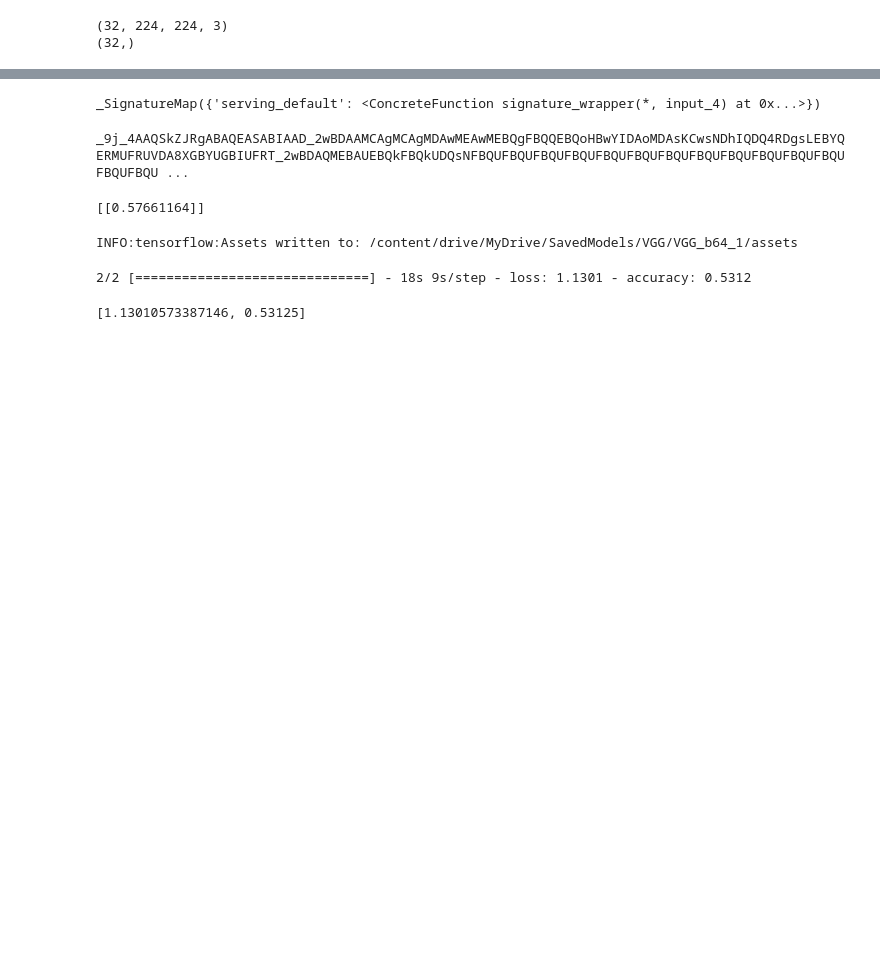
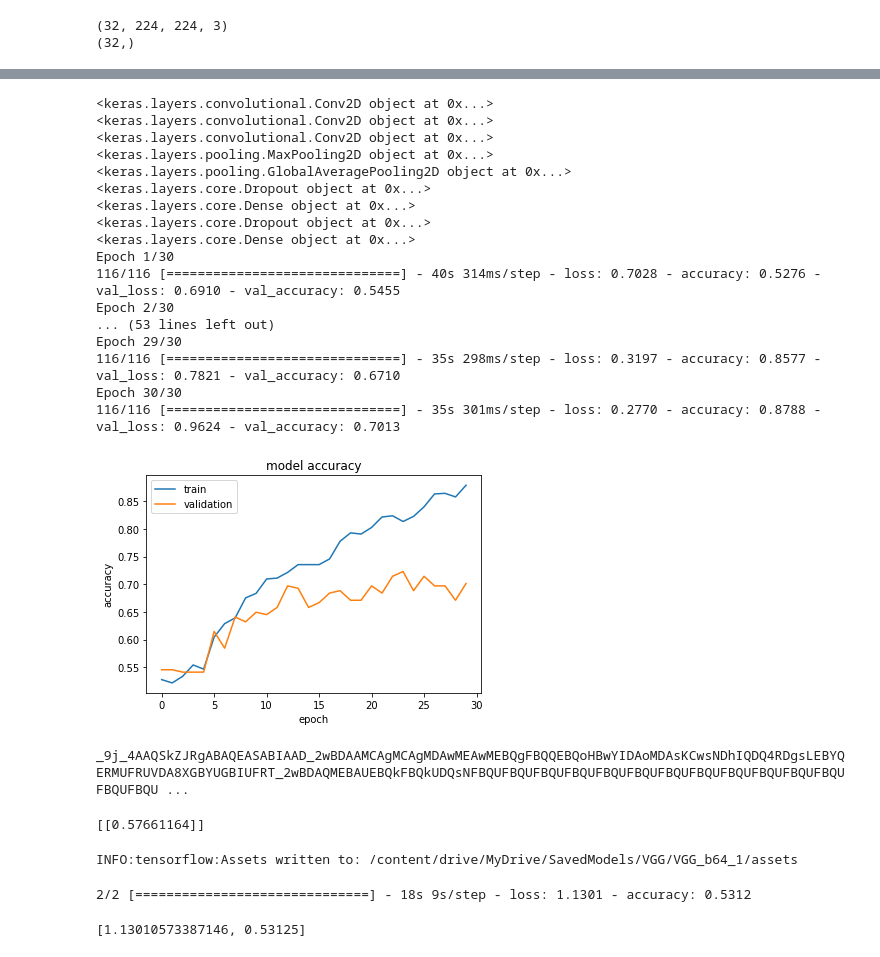
Before and after one commit to FIT3164Group1/Project, a Jupyter notebook: Model.ipynb, the cells around one changed output, grey strips where cells are left out. Drawn from its saved outputs; the diff is of its cells as text; code cells hidden in the pictures; blank space fills up the shorter version.

```diff
--- a/Model.ipynb
+++ b/Model.ipynb
@@ -2,0 +5,16 @@
+# %%
+import tensorflow as tf
+from cloud_tpu_client import Client
+# c = Client()
+# c.configure_tpu_version(tf.__version__, restart_type="always")
+
+
+try:
+    tpu = tf.distribute.cluster_resolver.TPUClusterResolver()  # TPU detection
+    print("Running on TPU ", tpu.cluster_spec().as_dict()["worker"])
+    tf.config.experimental_connect_to_cluster(tpu)
+    tf.tpu.experimental.initialize_tpu_system(tpu)
+    strategy = tf.distribute.TPUStrategy(tpu)
+except ValueError:
+    print("Not connected to a TPU runtime. Using CPU/GPU strategy")
+    strategy = tf.distribute.MirroredStrategy()
@@ -168,0 +270,3 @@ model.compile(loss = 'binary_crossentropy', optimizer='adam', metrics=['accuracy
+# %%
+model = build_model()
+model.summary()
@@ -169,8 +284,49 @@ model.compile(loss = 'binary_crossentropy', optimizer='adam', metrics=['accuracy
+# %%
+def unfreeze_model(model):
+    # We unfreeze the top 50 layers while leaving BatchNorm layers frozen
+    for layer in model.layers[-9:]:
+        if not isinstance(layer, layers.BatchNormalization):
+            layer.trainable = True
+            print(layer)
+
+    optimizer = tf.keras.optimizers.Adam(learning_rate=1e-4)
+    model.compile(
+        optimizer=optimizer, loss="binary_crossentropy", metrics=["accuracy"]
+    )
+# %%
+with strategy.scope():
+    model = build_model()
+    unfreeze_model(model)
+
+epochs = 30
+hist = model.fit(train_generator, epochs=epochs, validation_data=validate_generator, verbose=1)
+plot_hist(hist)
+# %% [output]
+<keras.layers.convolutional.Conv2D object at 0x...>
+<keras.layers.convolutional.Conv2D object at 0x...>
+<keras.layers.convolutional.Conv2D object at 0x...>
+<keras.layers.pooling.MaxPooling2D object at 0x...>
+<keras.layers.pooling.GlobalAveragePooling2D object at 0x...>
+<keras.layers.core.Dropout object at 0x...>
+<keras.layers.core.Dense object at 0x...>
+<keras.layers.core.Dropout object at 0x...>
+<keras.layers.core.Dense object at 0x...>
+Epoch 1/30
+116/116 [==============================] - 40s 314ms/step - loss: 0.7028 - accuracy: 0.5276 - val_loss: 0.6910 - val_accuracy: 0.5455
+Epoch 2/30
+... (53 lines left out)
+Epoch 29/30
+116/116 [==============================] - 35s 298ms/step - loss: 0.3197 - accuracy: 0.8577 - val_loss: 0.7821 - val_accuracy: 0.6710
+Epoch 30/30
+116/116 [==============================] - 35s 301ms/step - loss: 0.2770 - accuracy: 0.8788 - val_loss: 0.9624 - val_accuracy: 0.7013
+[figure, added]
 # %%
+model.save(
+    filepath="/content/drive/MyDrive/SavedModels/VGG/VGG_3",
+    save_format="tf"
+    )
 # tf_model = tf.saved_model.load('/content/drive/MyDrive/SavedModels/VGG/VGG_MSI_MSS_prediction')
 # tf_model.signatures
-# %% [output]
-_SignatureMap({'serving_default': <ConcreteFunction signature_wrapper(*, input_4) at 0x...>})
 # %%
 import base64
 import numpy as np
```
Also changed, not shown: parts of 12 cells of this notebook.
